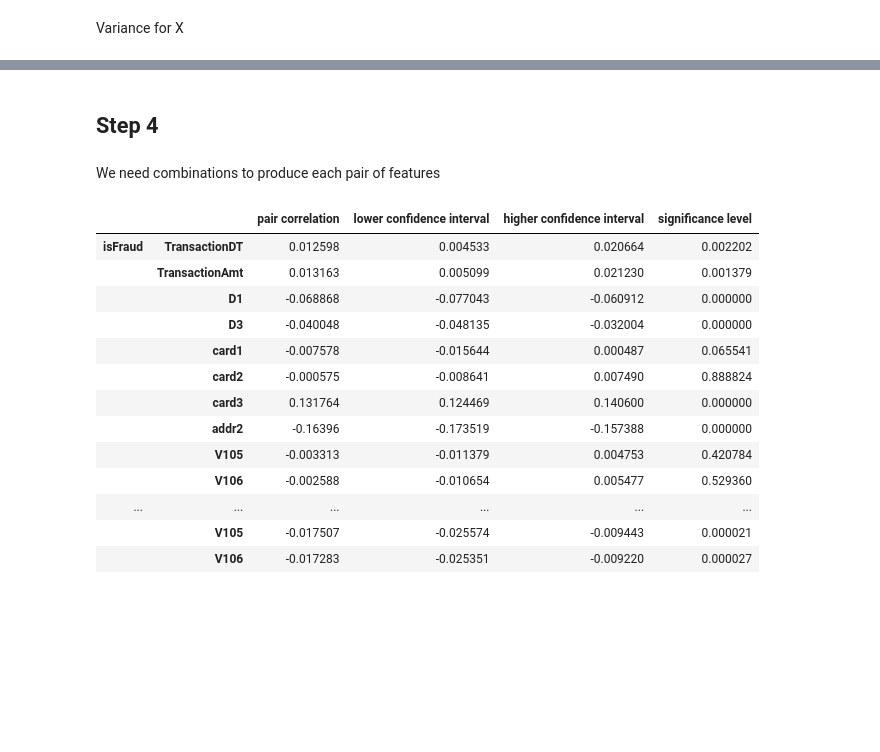
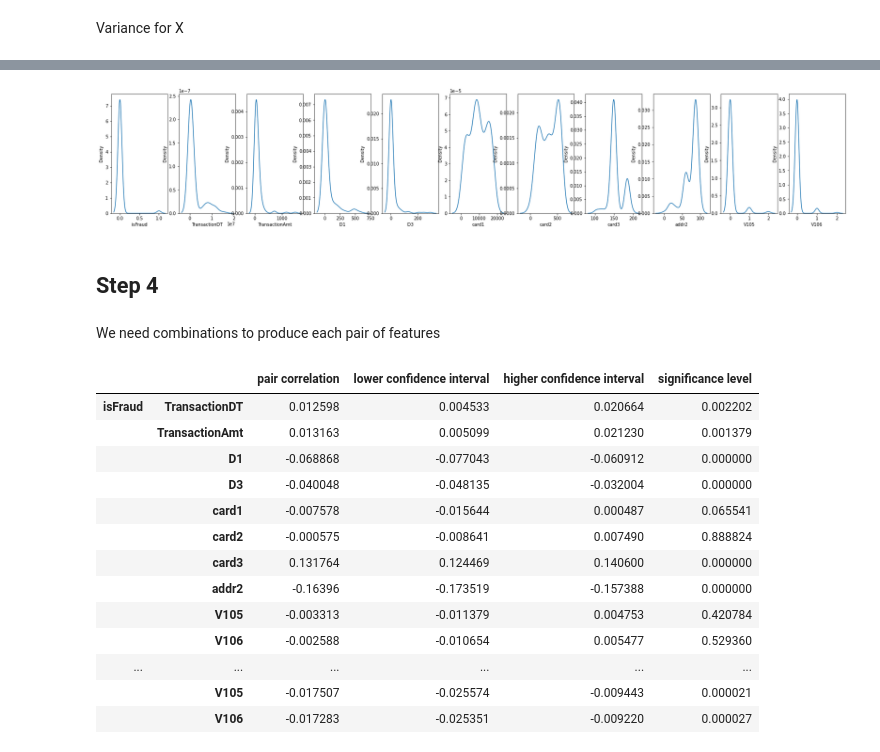
Before and after one commit to glcanvas/data-analysis, a Jupyter notebook: lab_2_statistics.ipynb, the cells around one changed output, grey strips where cells are left out. Cells and saved outputs as stored; diff of their text form; code cells hidden in the pictures; blank space fills up the shorter version.

```diff
--- a/lab_2_statistics.ipynb
+++ b/lab_2_statistics.ipynb
@@ -143,0 +129,14 @@ non_parametric
+# %%
+uniques = Y.unique()
+data = {}
+groups = {}
+
+for unique in uniques:
+    classdata = df[df['addr1'] == unique]
+    classdata = classdata.drop(columns=['addr1', 'D2', 'V104'])
+    groups[unique] = classdata.copy().to_numpy()
+    data[f'addr1={unique} ME'] = classdata.apply(np.mean).to_numpy()
+    data[f'addr1={unique} variance'] = classdata.apply(np.std).to_numpy()
+
+frame = pd.DataFrame(data=data, index=X.columns).T
+frame
@@ -144,3 +157,11 @@ non_parametric
+# %%
+fig, axes = plt.subplots(1, X.shape[1], figsize=(30,5))
+for index, feature in enumerate(X.columns):
+    feature_data = {key: value[0][index] for key, value in groups.items()}
+    sns.kdeplot(ax=axes[index], data=feature_data)
+    axes[index].set_xlabel(feature)
+# %% [output]
+[figure, added]
 # %% [markdown]
 ## Step 4
 # %% [markdown]
```
Also changed, not shown: parts of 7 cells of this notebook.
